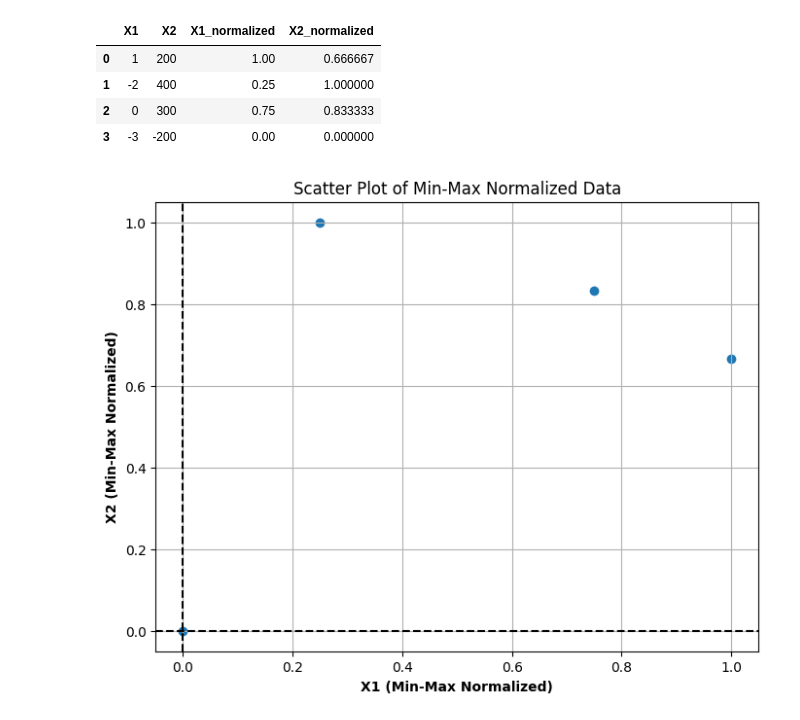
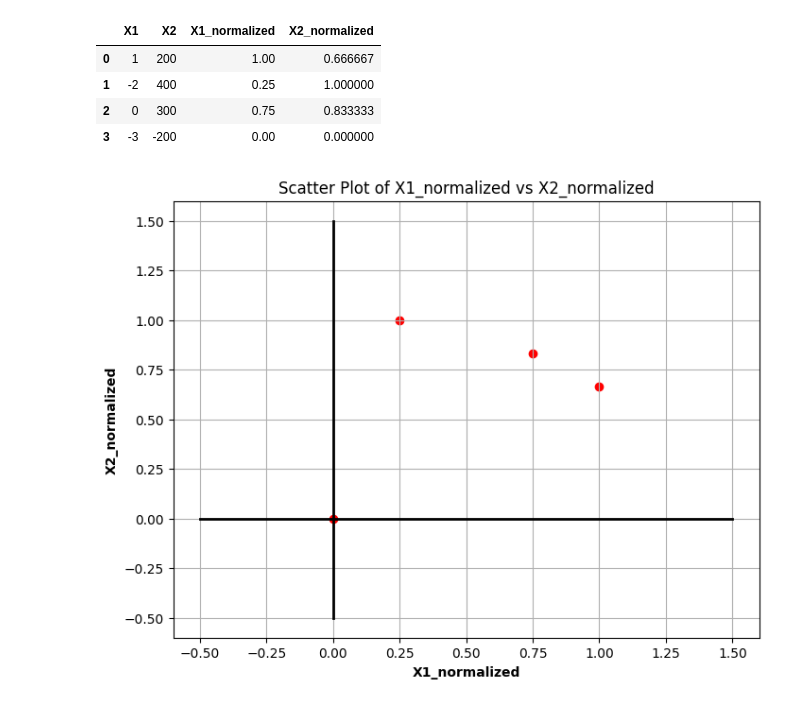
Before and after one commit to punramon/bsc_dpdm24, a Jupyter notebook: Chapter_2_Understanding_Data.ipynb, the cells around one changed output. Saved outputs shown, nothing was run; the diff lists cells and outputs as text; code cells hidden in the pictures.

```diff
--- a/Chapter_2_Understanding_Data.ipynb
+++ b/Chapter_2_Understanding_Data.ipynb
@@ -412,21 +440,22 @@ df2_minmax
 | 1 | -2 | 400 | 0.25 | 1.000000 |
 | 2 | 0 | 300 | 0.75 | 0.833333 |
 | 3 | -3 | -200 | 0.00 | 0.000000 |
-# %%
-# prompt: plot scatter plot
-# df2_minmax
-
-import matplotlib.pyplot as plt
-
-# Assuming df2_minmax is already calculated as in your provided code
-plt.figure(figsize=(8, 6))
-plt.scatter(df2_minmax['X1_normalized'], df2_minmax['X2_normalized'])
-plt.xlabel('X1 (Min-Max Normalized)', fontweight='bold')
-plt.ylabel('X2 (Min-Max Normalized)', fontweight='bold')
-plt.axhline(y=0, color='black', linestyle='--')  # Draw a horizontal line at y=0
-plt.axvline(x=0, color='black', linestyle='--')  # Draw a vertical line at x=0
-plt.title('Scatter Plot of Min-Max Normalized Data')
-plt.grid(True)
-plt.show()
-# %% [output]
-[figure, removed]
+# %%
+# Create the scatter plot
+plt.figure(figsize=(8, 6))  # Adjust figure size as needed
+plt.plot([-0.5,1.5],[0,0], color='black', linewidth=2)
+plt.plot([0,0],[-0.5,1.5], color='black', linewidth=2)
+# Access the correct column name (X1_normalized)
+plt.scatter(df2_minmax['X1_normalized'], df2_minmax['X2_normalized'],c='r')
+
+
+# Customize the plot
+plt.xlabel('X1_normalized', fontweight='bold') # Updated x-axis label
+plt.ylabel('X2_normalized', fontweight='bold')
+plt.title('Scatter Plot of X1_normalized vs X2_normalized') # Updated title
+plt.grid(True)
+
+# Show the plot
+plt.show()
+# %% [output]
+[figure, added]
```
Also changed, not shown: parts of 12 cells of this notebook.
